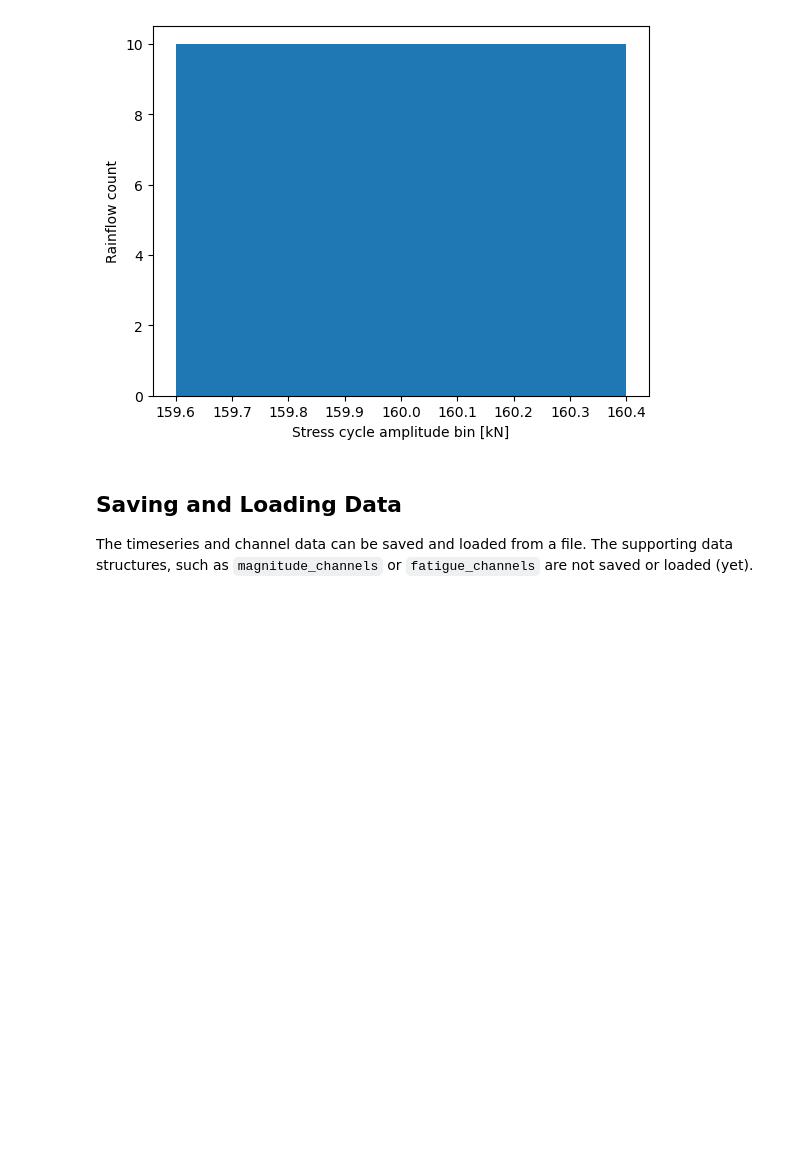
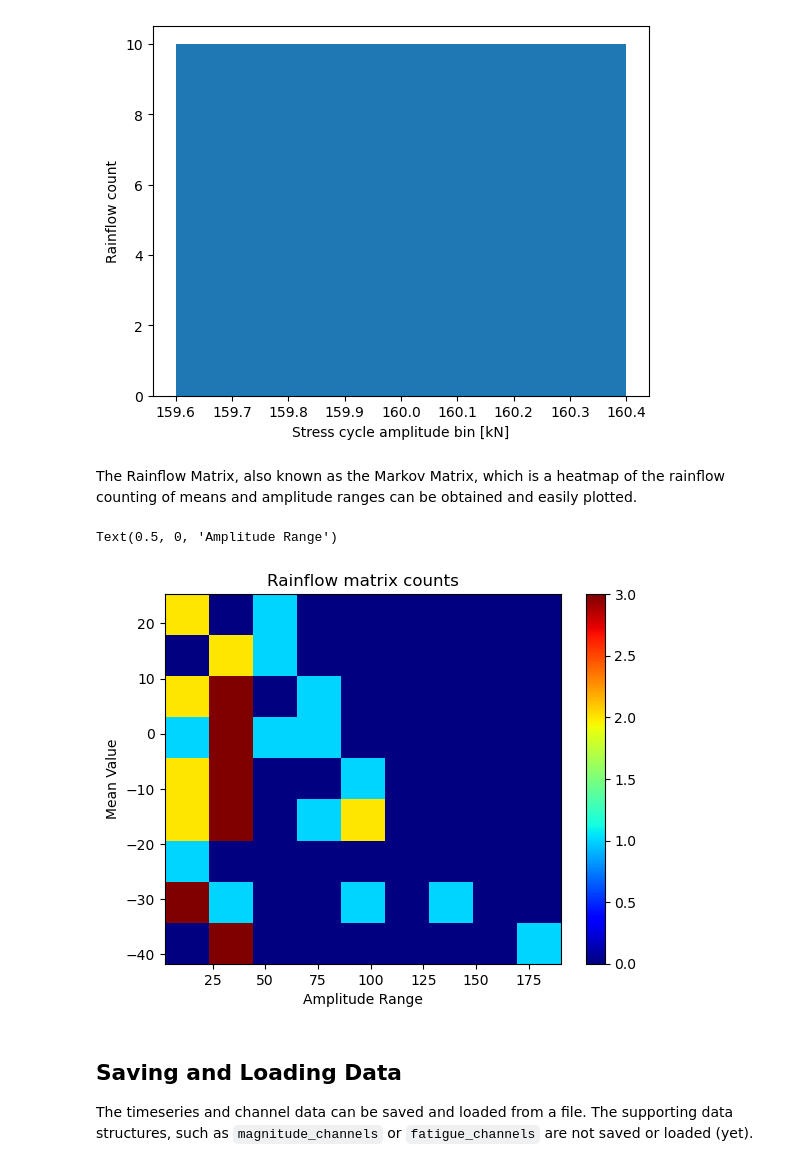
Before and after one commit to NREL/pCrunch, a Jupyter notebook: examples/aeroelastic_output_example.ipynb, the cells around one changed output. Cells and saved outputs as stored; diff of their text form; code cells hidden in the pictures; blank space fills up the shorter version.

Commit message:
adding rainflow/markov matrix to outputs and examples

```diff
--- a/examples/aeroelastic_output_example.ipynb
+++ b/examples/aeroelastic_output_example.ipynb
@@ -647,6 +648,19 @@ plt.ylabel('Rainflow count')
 # %% [output]
 Text(0, 0.5, 'Rainflow count')
 [figure]
+# %% [markdown]
+The Rainflow Matrix, also known as the Markov Matrix, which is a heatmap of the rainflow counting of means and amplitude ranges can be obtained and easily plotted.
+# %%
+# Use an timeseries examples, with a smaller number of bins for plotting
+Z, X, Y = myparam1.get_rainflow_matrix(myobj_of_ascii['TwrBsFyt'], 10)
+C = plt.pcolormesh(X, Y, Z, cmap='jet')
+plt.colorbar(C)
+plt.title("Rainflow matrix counts")
+plt.ylabel("Mean Value")
+plt.xlabel("Amplitude Range")
+# %% [output]
+Text(0.5, 0, 'Amplitude Range')
+[figure, added]
 # %% [markdown]
 ## Saving and Loading Data
 
```
Also changed, not shown: parts of 5 cells of this notebook, 2 other files.
